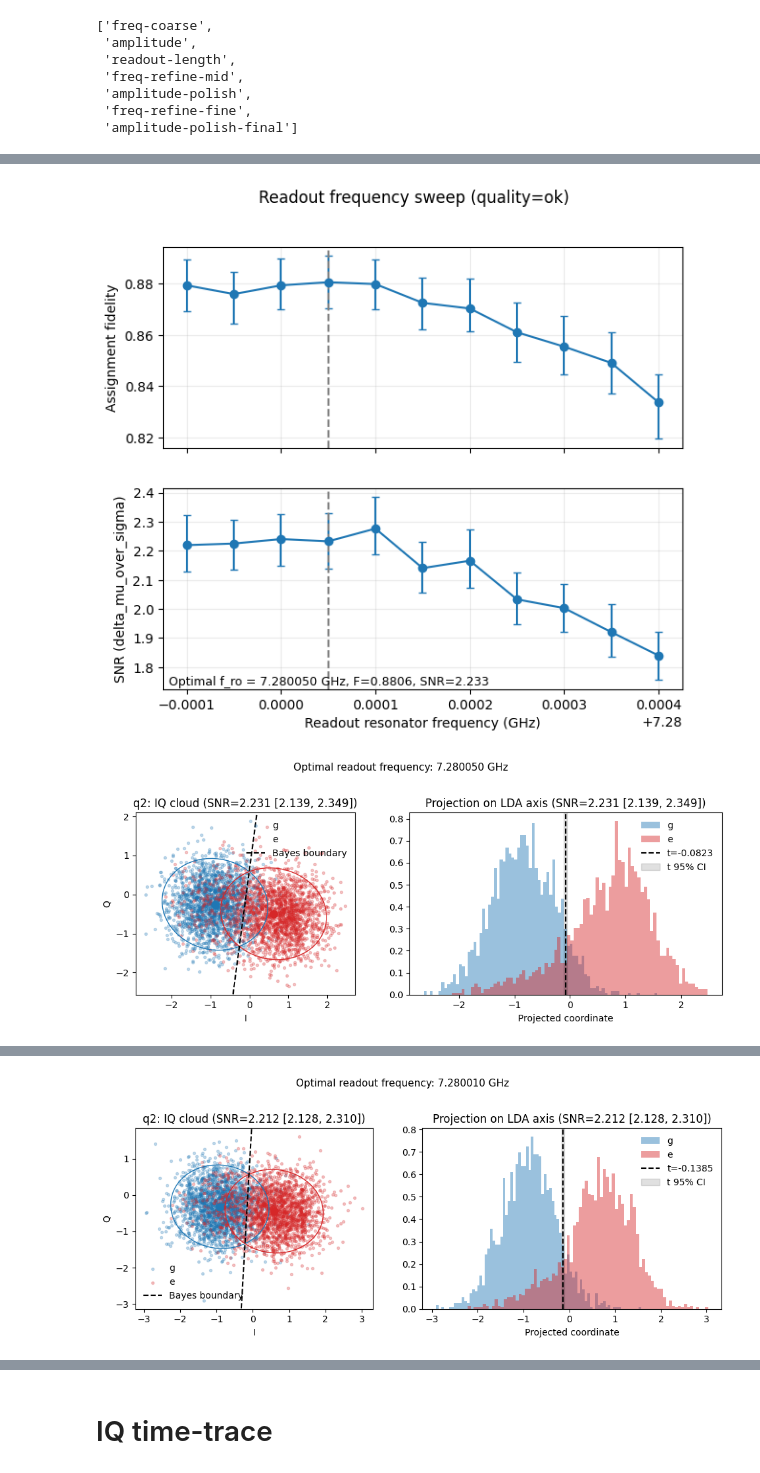
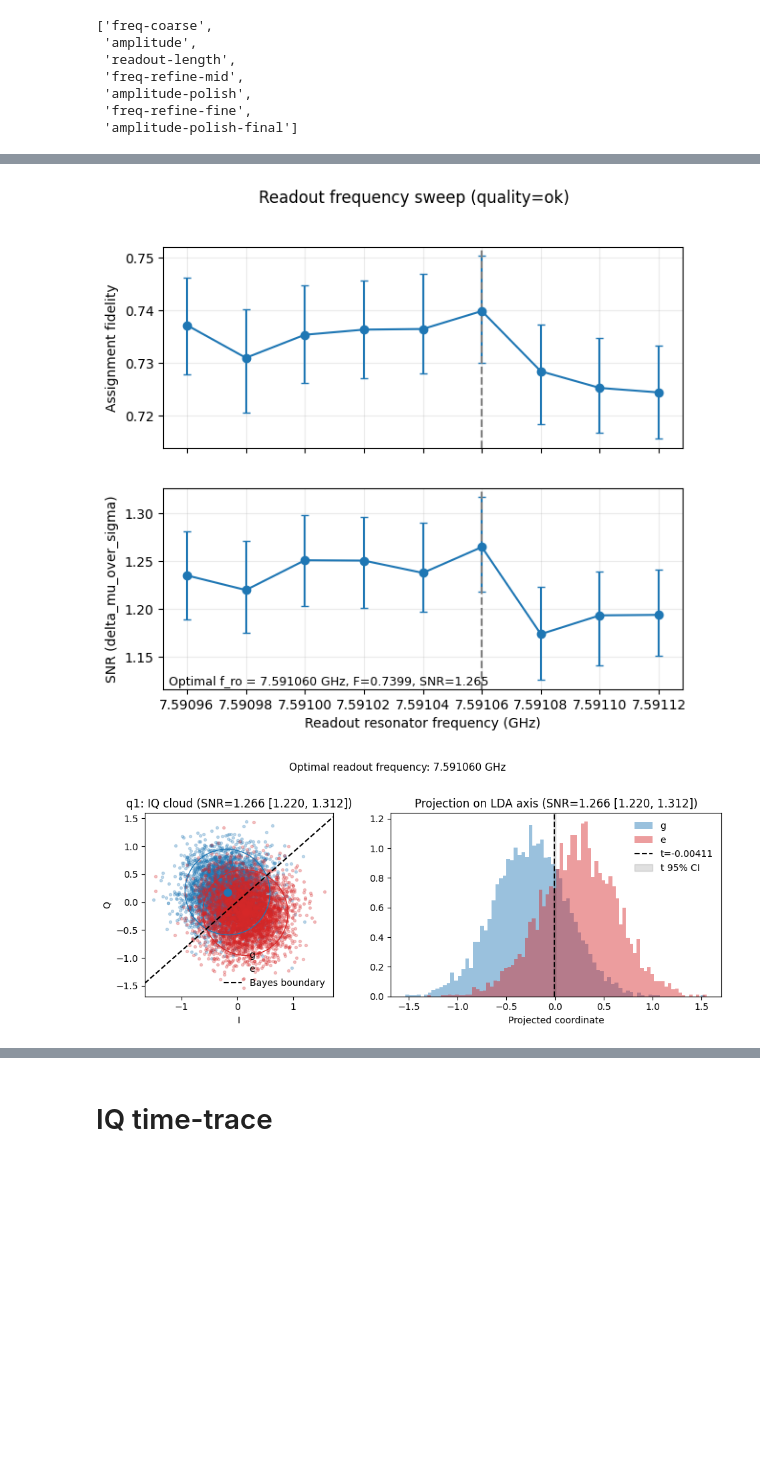
Before and after one commit to yalgaeahn/qubit-experiment, a Jupyter notebook: examples/selectiveRIP/readout_optimization.ipynb, the cells around one changed output, grey strips where cells are left out. Drawn from its saved outputs; the diff is of its cells as text; code cells hidden in the pictures; blank space fills up the shorter version.

```diff
--- a/examples/selectiveRIP/readout_optimization.ipynb
+++ b/examples/selectiveRIP/readout_optimization.ipynb
@@ -204,6 +219,9 @@ rabi_amp = amplitude_rabi.experiment_workflow(
 rabi_amp_result = rabi_amp.run()
 #qubit_spec_compiled = session.compile(amplitude_rabi.create_experiment(qpu=qpu,qubit=q,amplitudes=amplitudes, options=options))
 print(rabi_amp_result.tasks['analysis_workflow'].output)
+# %%
+qubits[2].parameters.ge_drive_amplitude_pi2 = 2 * qubits[2].parameters.ge_drive_amplitude_pi2
+#qubits[1].parameters.resonance_frequency_ge = 4.538062e9
 # %% [markdown]
 # Ramsey
 # %%
@@ -645,10 +668,8 @@ def _q_state_from_qubit(qubit):
     }
 
 
-def _append_history(history, step, analysis, detail, state_snapshot, new_param_values=None, quality_suffix=None):
+def _append_history(history, step, analysis, detail, state_snapshot, new_param_values=None):
     quality = str(analysis.get("quality_flag", "unknown"))
-    if quality_suffix:
-        quality = f"{quality}|{quality_suffix}"
     history.append(
         {
             "step": step,
@@ -674,37 +695,6 @@ def _print_history(history):
         ):
             if k in bp:
                 print(f"    {k}: {bp[k]}")
-
-
-def _pick_param_with_fidelity_floor(
-    analysis,
-    *,
-    param_key: str,
-    f_min: float,
-    pick_mode: str = "min",
-):
-    """Pick parameter within fidelity floor. pick_mode: "min" or "max"."""
-    mode = str(pick_mode).lower().strip()
-    if mode not in ("min", "max"):
-        raise ValueError(f"Unsupported pick_mode: {pick_mode!r}. Use 'min' or 'max'.")
-
-    best = deepcopy(analysis.get("best_point", {}))
-    metrics = analysis.get("metrics_vs_sweep", {})
-    sweep_points = np.asarray(analysis.get("sweep_points", []), dtype=float).reshape(-1)
-    fidelity = np.asarray(metrics.get("assignment_fidelity", []), dtype=float).reshape(-1)
-
-    if sweep_points.size == 0 or fidelity.size == 0 or sweep_points.size != fidelity.size:
-        chosen = float(best.get(param_key))
-        return chosen, False, "no_metric_curve"
-
-    mask = np.isfinite(sweep_points) & np.isfinite(fidelity) & (fidelity >= float(f_min))
-    if np.any(mask):
-        candidates = sweep_points[mask]
-        chosen = float(np.min(candidates) if mode == "min" else np.max(candidates))
-        return chosen, True, f"fidelity_floor_met_{mode}"
-
-    chosen = float(best.get(param_key, sweep_points[int(np.nanargmax(fidelity))]))
-    return chosen, False, "fidelity_unmet"
 # %%
 # [READOUT_OPT_V2_CORE]
 READOUT_OPT_V2_DEFAULT_STEP_SEQUENCE = (
@@ -1225,7 +1137,7 @@ def run_readout_converged_workflow_v2(
 # %%
 # Step orchestration knobs: reorder/skip without touching core function.
 custom_step_sequence = list(READOUT_OPT_V2_DEFAULT_STEP_SEQUENCE)
-custom_skip_steps = ["amplitude-polish-final"]
+custom_skip_steps = ["amplitude","freq-refine-mid", "amplitude-polish-final"]
 
 pprint(custom_step_sequence)
 # %% [output]
@@ -1243,7 +1155,7 @@ if "qubits" not in globals() or len(qubits) < 1:
     raise RuntimeError("qubits is not available in notebook globals.")
 
 #############################
-q_opt = qubits[2]
+q_opt = qubits[1]
 ##########################
 init_state = _q_state_from_qubit(q_opt)
 if READOUT_OPT_V2_CONFIG.get("init_state_with_max_readout_length", True):
@@ -1303,2 +1215,2 @@ _print_history(readout_opt_history)
-[figure, old version]
+[figure, new version]
-[figure, old version]
+[figure, new version]
@@ -1308 +1217,0 @@ _print_history(readout_opt_history)
-[figure, removed]
```
Also changed, not shown: parts of 25 cells of this notebook, 29 other files.
